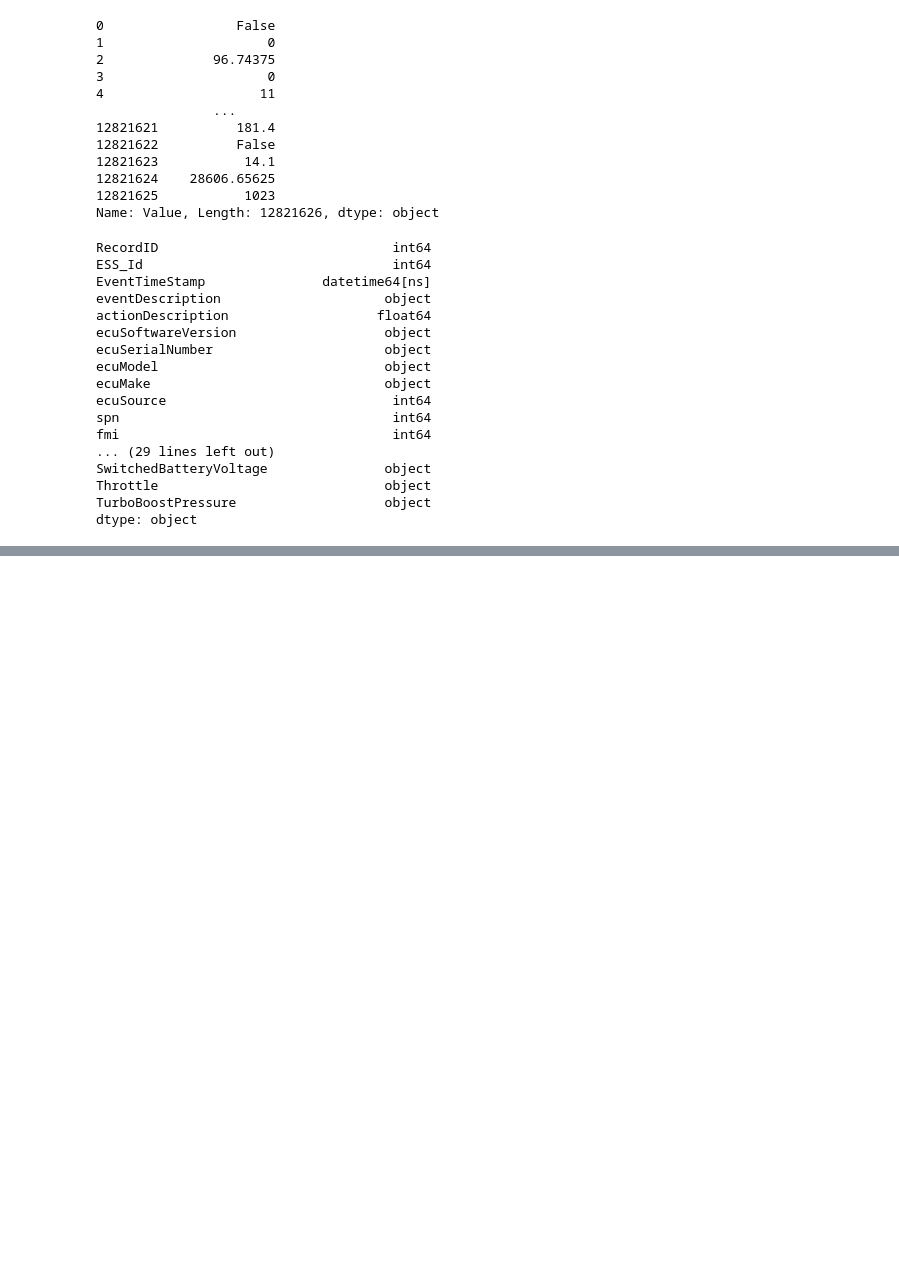
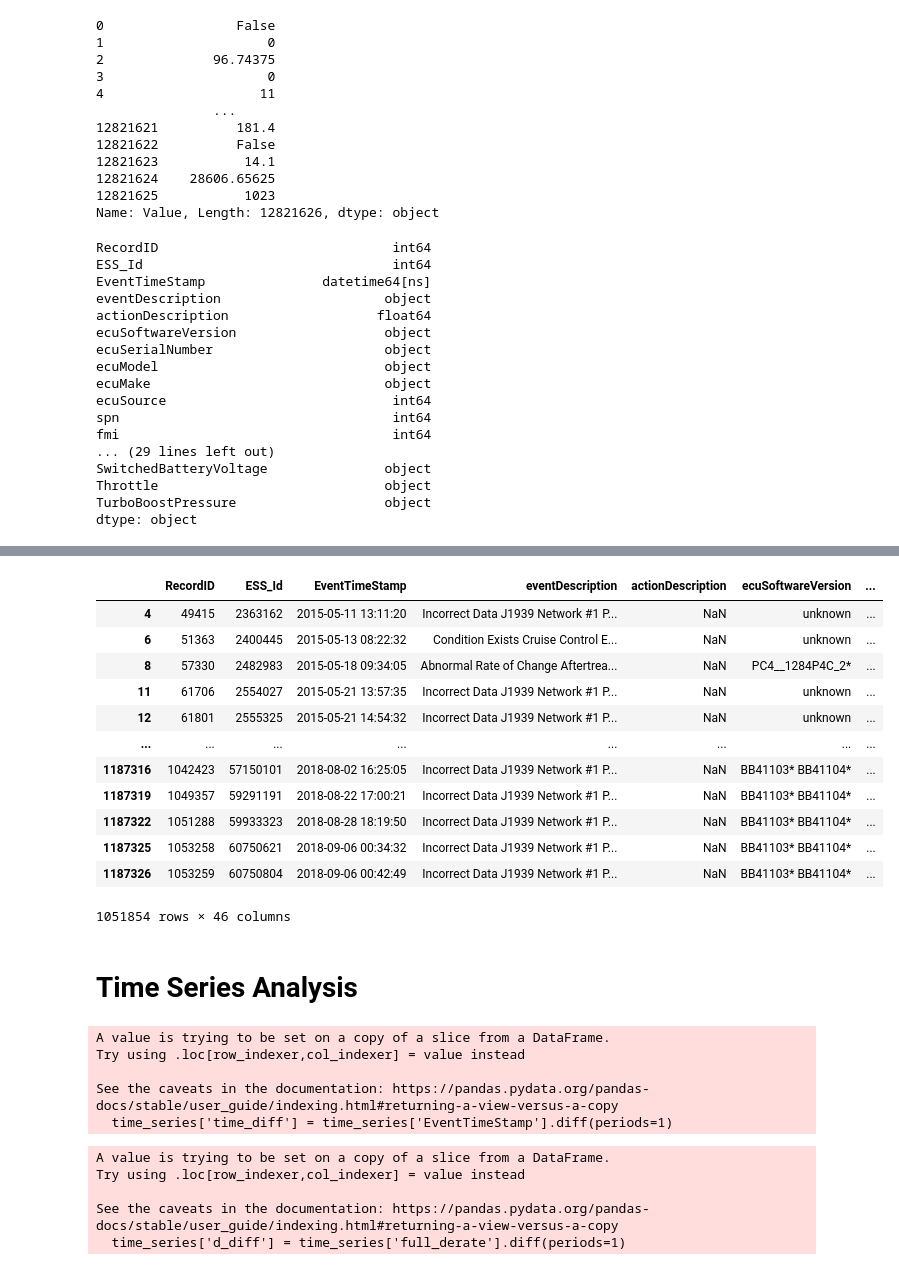
Before and after one commit to nss-data-science-cohort-5/big_g_express-eye_of_the_tiger, a Jupyter notebook: notebooks/Cleaning.ipynb, the cells around one changed output, grey strips where cells are left out. Drawn from its saved outputs; the diff is of its cells as text; code cells hidden in the pictures; blank space fills up the shorter version.

```diff
--- a/notebooks/Cleaning.ipynb
+++ b/notebooks/Cleaning.ipynb
@@ -250,0 +230,20 @@ full_data[full_data['EquipmentID'] == 303].sort_values('EventTimeStamp')[['Equip
+# %%
+full_data_filt = full_data_filt[full_data_filt['EquipmentID'].astype(str).str.len() < 5]
+# %%
+full_data_filt
+# %% [output]
+|  | RecordID | ESS_Id | EventTimeStamp | eventDescription | actionDescription | ecuSoftwareVersion | ... |
+| 4 | 49415 | 2363162 | 2015-05-11 13:11:20 | Incorrect Data J1939 Network #1 P... | NaN | unknown | ... |
+| 6 | 51363 | 2400445 | 2015-05-13 08:22:32 | Condition Exists Cruise Control E... | NaN | unknown | ... |
+| 8 | 57330 | 2482983 | 2015-05-18 09:34:05 | Abnormal Rate of Change Aftertrea... | NaN | PC4__1284P4C_2* | ... |
+| 11 | 61706 | 2554027 | 2015-05-21 13:57:35 | Incorrect Data J1939 Network #1 P... | NaN | unknown | ... |
+| 12 | 61801 | 2555325 | 2015-05-21 14:54:32 | Incorrect Data J1939 Network #1 P... | NaN | unknown | ... |
+| ... | ... | ... | ... | ... | ... | ... | ... |
+| 1187316 | 1042423 | 57150101 | 2018-08-02 16:25:05 | Incorrect Data J1939 Network #1 P... | NaN | BB41103* BB41104* | ... |
+| 1187319 | 1049357 | 59291191 | 2018-08-22 17:00:21 | Incorrect Data J1939 Network #1 P... | NaN | BB41103* BB41104* | ... |
+| 1187322 | 1051288 | 59933323 | 2018-08-28 18:19:50 | Incorrect Data J1939 Network #1 P... | NaN | BB41103* BB41104* | ... |
+| 1187325 | 1053258 | 60750621 | 2018-09-06 00:34:32 | Incorrect Data J1939 Network #1 P... | NaN | BB41103* BB41104* | ... |
+| 1187326 | 1053259 | 60750804 | 2018-09-06 00:42:49 | Incorrect Data J1939 Network #1 P... | NaN | BB41103* BB41104* | ... |
+1051854 rows × 46 columns
+# %% [markdown]
+# Time Series Analysis
@@ -250,0 +262,16 @@ full_data[full_data['EquipmentID'] == 303].sort_values('EventTimeStamp')[['Equip
+# %%
+time_series['time_diff'] = time_series['EventTimeStamp'].diff(periods=1)
+# %% [output]
+A value is trying to be set on a copy of a slice from a DataFrame.
+Try using .loc[row_indexer,col_indexer] = value instead
+
+See the caveats in the documentation: https://pandas.pydata.org/pandas-docs/stable/user_guide/indexing.html#returning-a-view-versus-a-copy
+  time_series['time_diff'] = time_series['EventTimeStamp'].diff(periods=1)
+# %%
+time_series['d_diff'] = time_series['full_derate'].diff(periods=1)
+# %% [output]
+A value is trying to be set on a copy of a slice from a DataFrame.
+Try using .loc[row_indexer,col_indexer] = value instead
+
+See the caveats in the documentation: https://pandas.pydata.org/pandas-docs/stable/user_guide/indexing.html#returning-a-view-versus-a-copy
+  time_series['d_diff'] = time_series['full_derate'].diff(periods=1)
```
Also changed, not shown: parts of 40 cells of this notebook.
